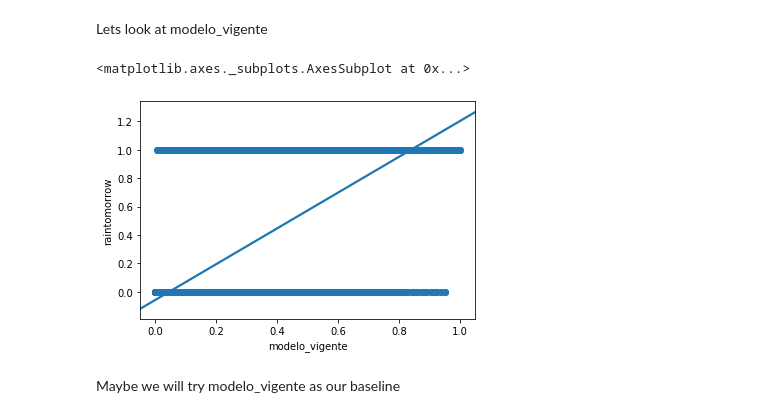
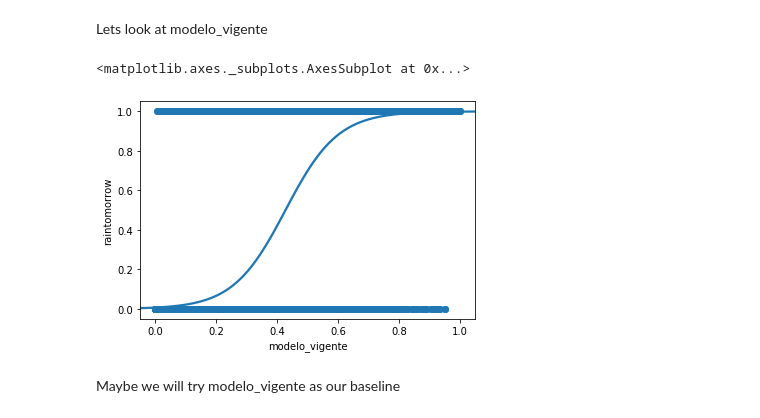
Before and after one commit to pedrodgn/ironhack, a Jupyter notebook: week8-MachineLearning/Project Rain in Australia.ipynb, the cells around one changed output. Saved outputs shown, nothing was run; the diff lists cells and outputs as text; code cells hidden in the pictures.

```diff
--- a/week8-MachineLearning/Project Rain in Australia.ipynb
+++ b/week8-MachineLearning/Project Rain in Australia.ipynb
@@ -369,10 +369,10 @@ data_missingless.groupby('wind_dir9am').mean()[['rainfall','raintoday','raintomo
 # %% [markdown]
 Lets look at modelo_vigente
 # %%
-sns.regplot(data_missingless['modelo_vigente'],data_missingless['raintomorrow'])
+sns.regplot(data_missingless['modelo_vigente'],data_missingless['raintomorrow'],logistic=True)
 # %% [output]
 <matplotlib.axes._subplots.AxesSubplot at 0x...>
-[figure, old version]
+[figure, new version]
 # %% [markdown]
 Maybe we will try modelo_vigente as our baseline
 # %% [markdown]
```
Also changed, not shown: parts of 16 cells of this notebook.
